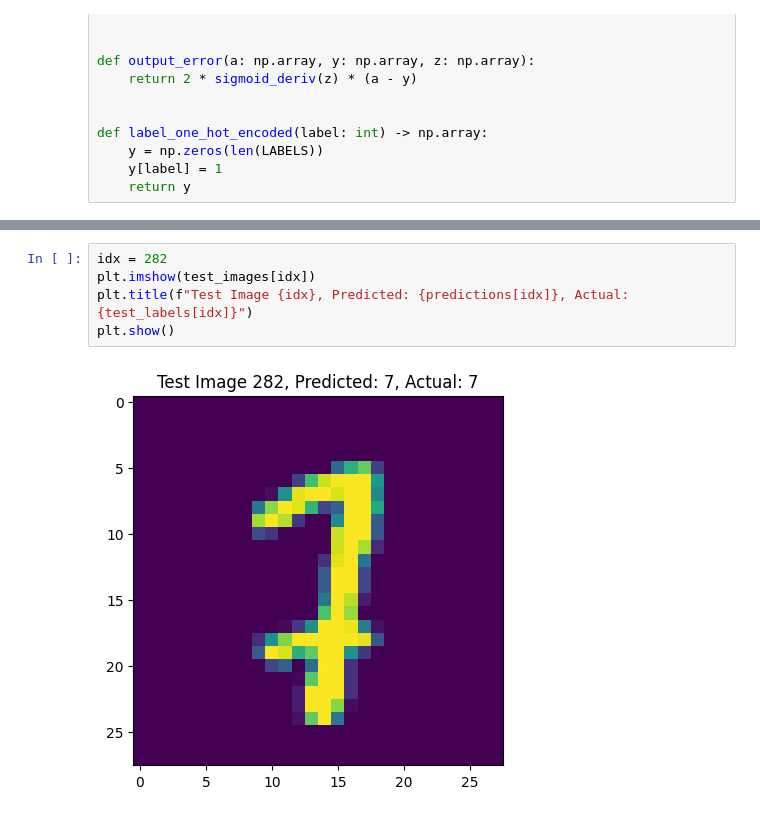
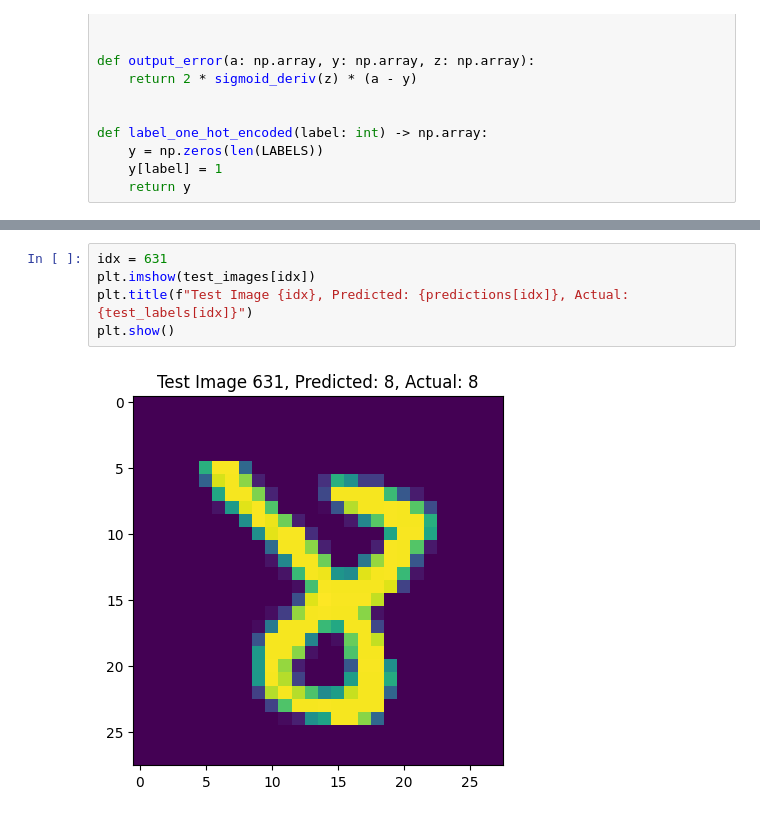
Before and after one commit to petermnhull/neural-network-scratch, a Jupyter notebook: notebooks/notebook.ipynb, the cells around one changed output, grey strips where cells are left out. Cells and saved outputs as stored; diff of their text form.

```diff
--- a/notebooks/notebook.ipynb
+++ b/notebooks/notebook.ipynb
@@ -283,7 +273,7 @@ LOGGER.info(f"accuracy on test set: {accuracy_score(test_labels, predictions)}")
 # %%
-idx = 282
+idx = 631
 plt.imshow(test_images[idx])
 plt.title(f"Test Image {idx}, Predicted: {predictions[idx]}, Actual: {test_labels[idx]}")
 plt.show()
 # %% [output]
-[figure, old version]
+[figure, new version]
```
Also changed, not shown: parts of 4 cells of this notebook, 1 other file.
